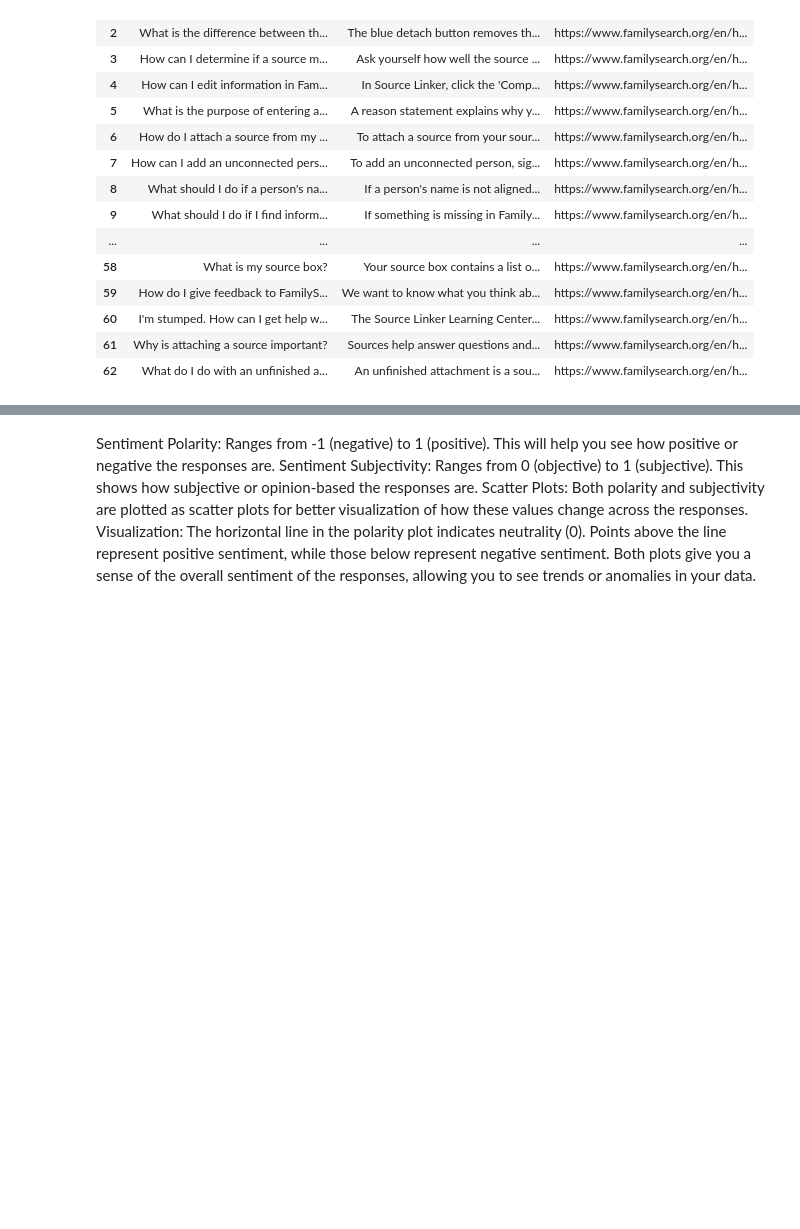
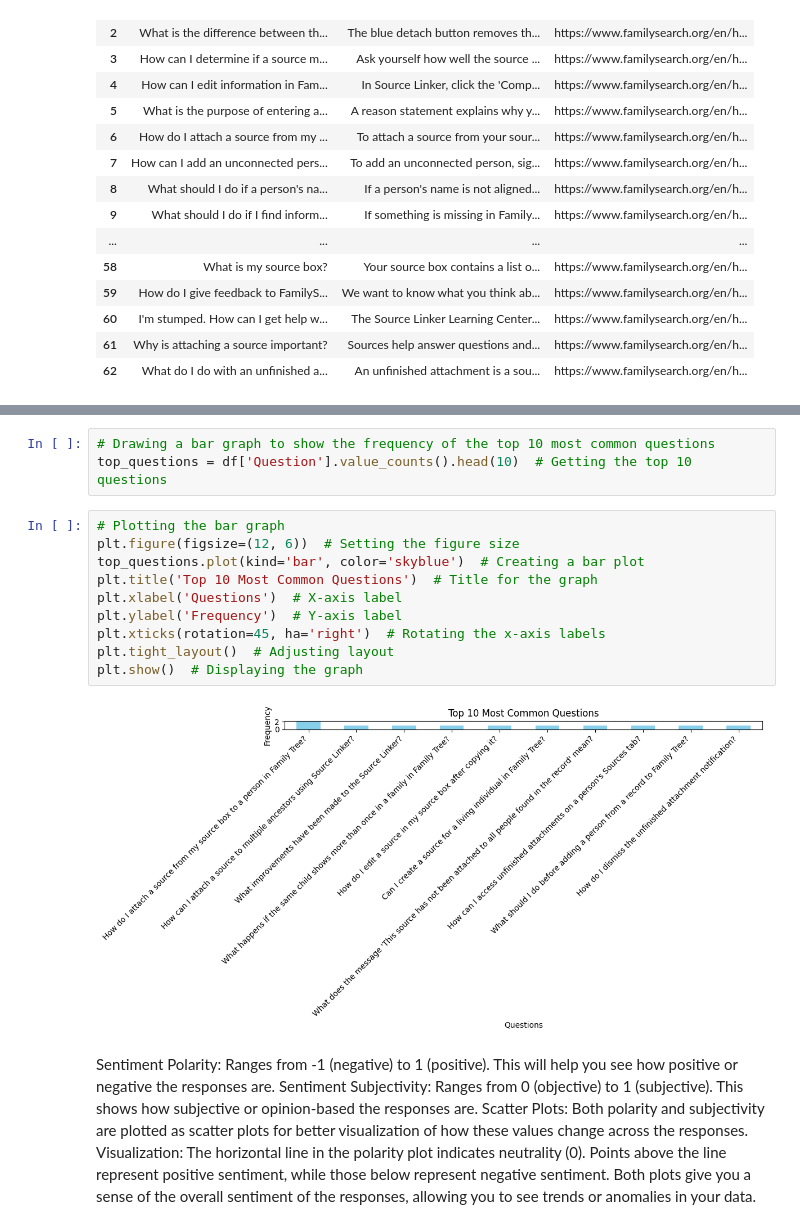
Before and after one commit to TimoteoTapia/FamilySearchAI, a Jupyter notebook: notebooks/data_analysis.ipynb, the cells around one changed output, grey strips where cells are left out. Drawn from its saved outputs; the diff is of its cells as text; blank space fills up the shorter version.

```diff
--- a/notebooks/data_analysis.ipynb
+++ b/notebooks/data_analysis.ipynb
@@ -160,3 +182,18 @@ plt.show()
+# %%
+# Drawing a bar graph to show the frequency of the top 10 most common questions
+top_questions = df['Question'].value_counts().head(10)  # Getting the top 10 questions
+# %%
+# Plotting the bar graph
+plt.figure(figsize=(12, 6))  # Setting the figure size
+top_questions.plot(kind='bar', color='skyblue')  # Creating a bar plot
+plt.title('Top 10 Most Common Questions')  # Title for the graph
+plt.xlabel('Questions')  # X-axis label
+plt.ylabel('Frequency')  # Y-axis label
+plt.xticks(rotation=45, ha='right')  # Rotating the x-axis labels
+plt.tight_layout()  # Adjusting layout
+plt.show()  # Displaying the graph
+# %% [output]
+[figure, added]
 # %% [markdown]
 Sentiment Polarity: Ranges from -1 (negative) to 1 (positive). This will help you see how positive or negative the responses are.
 Sentiment Subjectivity: Ranges from 0 (objective) to 1 (subjective). This shows how subjective or opinion-based the responses are.
```
Also changed, not shown: parts of 14 cells of this notebook, 1 other file.
